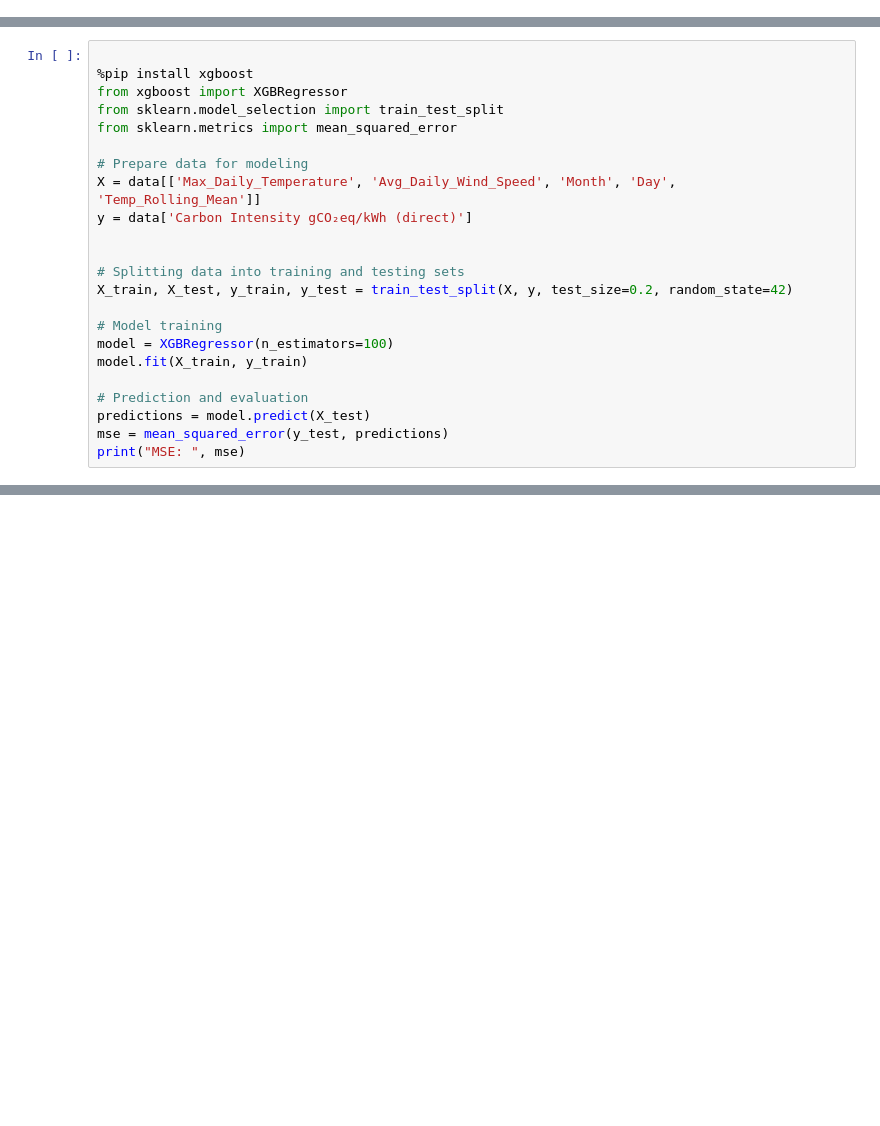
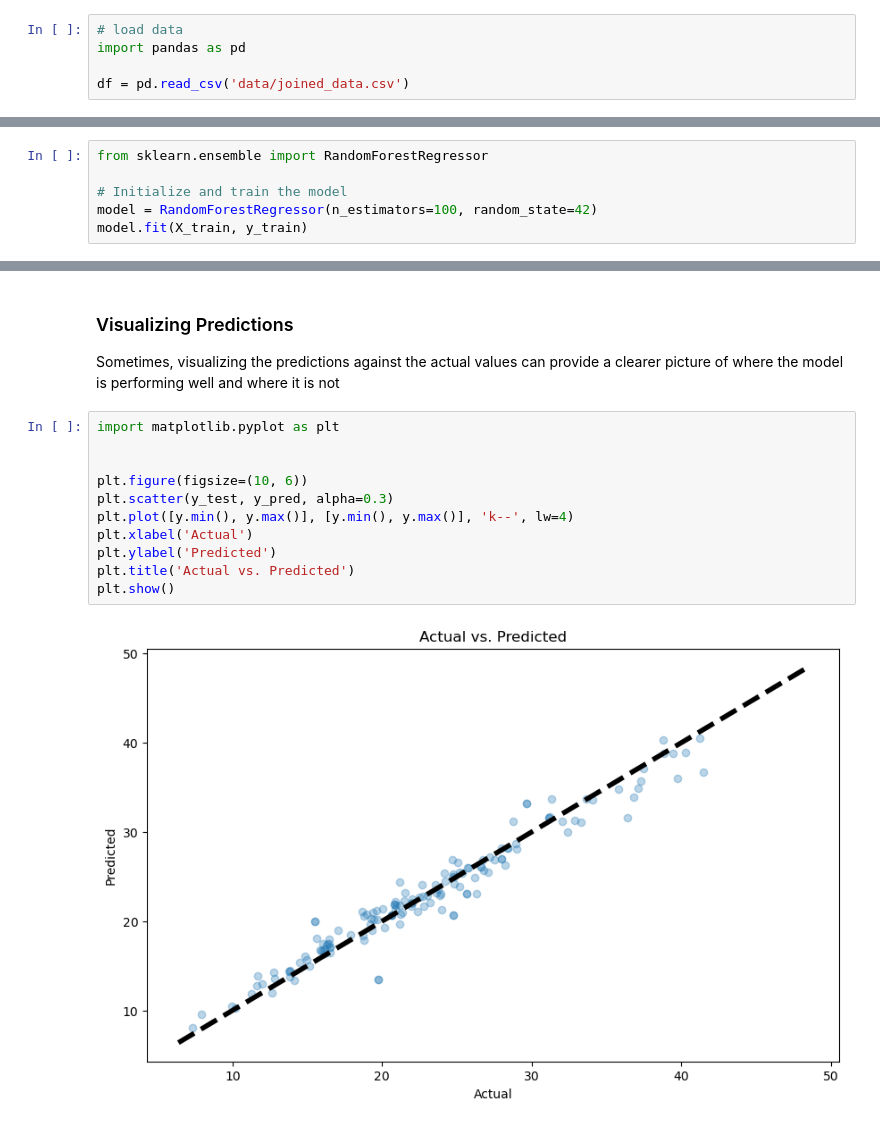
Before and after one commit to seszele64/EcoForecast, a Jupyter notebook: 3. perform_forecast.ipynb, the cells around one changed output, grey strips where cells are left out. Cells and saved outputs as stored; diff of their text form; blank space fills up the shorter version.

Commit message:
- changed model to random forest - added model evaluation

```diff
--- a/3. perform_forecast.ipynb
+++ b/3. perform_forecast.ipynb
@@ -91,0 +1,5 @@ conn.close()
+# %%
+# load data
+import pandas as pd
+
+df = pd.read_csv('data/joined_data.csv')
@@ -91,0 +21,6 @@ conn.close()
+# %%
+from sklearn.ensemble import RandomForestRegressor
+
+# Initialize and train the model
+model = RandomForestRegressor(n_estimators=100, random_state=42)
+model.fit(X_train, y_train)
@@ -122,23 +47,0 @@ data.head(15)
-# %%
-
-%pip install xgboost
-from xgboost import XGBRegressor
-from sklearn.model_selection import train_test_split
-from sklearn.metrics import mean_squared_error
-
-# Prepare data for modeling
-X = data[['Max_Daily_Temperature', 'Avg_Daily_Wind_Speed', 'Month', 'Day', 'Temp_Rolling_Mean']]
-y = data['Carbon Intensity gCO₂eq/kWh (direct)']
-
-
-# Splitting data into training and testing sets
-X_train, X_test, y_train, y_test = train_test_split(X, y, test_size=0.2, random_state=42)
-
-# Model training
-model = XGBRegressor(n_estimators=100)
-model.fit(X_train, y_train)
-
-# Prediction and evaluation
-predictions = model.predict(X_test)
-mse = mean_squared_error(y_test, predictions)
-print("MSE: ", mse)
@@ -157,0 +67,16 @@ print(future_predictions)
+# %% [markdown]
+### Visualizing Predictions
+Sometimes, visualizing the predictions against the actual values can provide a clearer picture of where the model is performing well and where it is not
+# %%
+import matplotlib.pyplot as plt
+
+
+plt.figure(figsize=(10, 6))
+plt.scatter(y_test, y_pred, alpha=0.3)
+plt.plot([y.min(), y.max()], [y.min(), y.max()], 'k--', lw=4)
+plt.xlabel('Actual')
+plt.ylabel('Predicted')
+plt.title('Actual vs. Predicted')
+plt.show()
+# %% [output]
+[figure, added]
```
Also changed, not shown: parts of 26 cells of this notebook.
